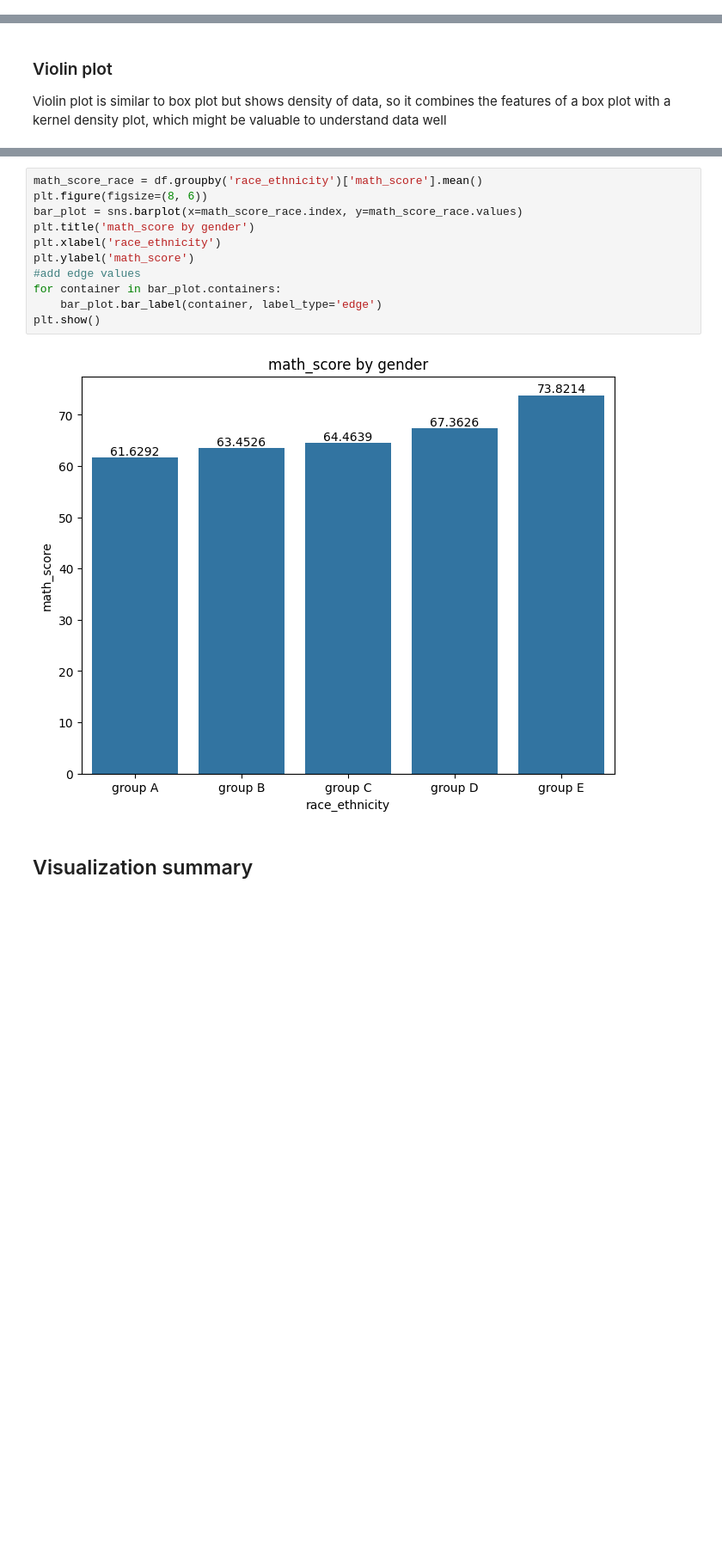
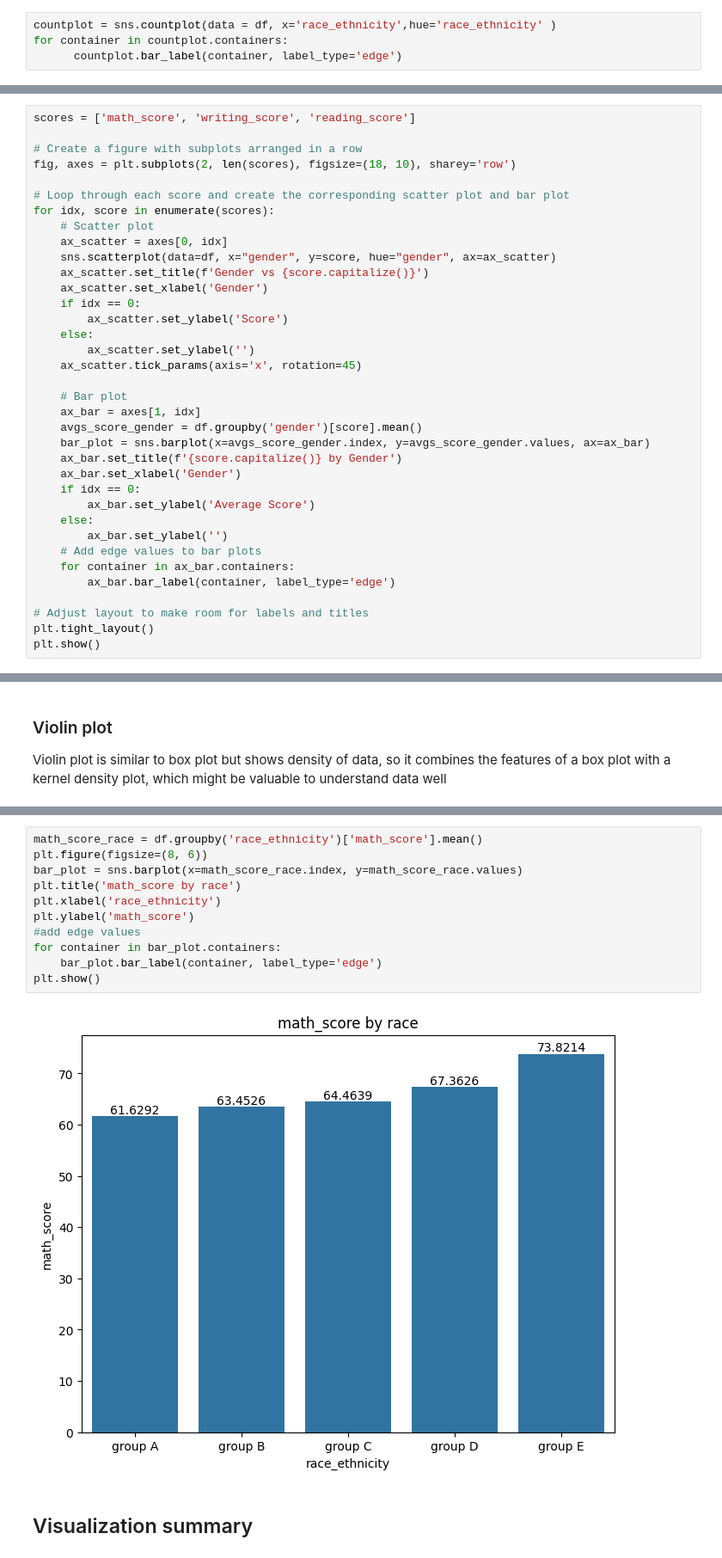
Before and after one commit to wiktor1468/StudentsStudyPerformance, a Jupyter notebook: StudentsStudyPerformance.ipynb, the cells around one changed output, grey strips where cells are left out. Shown at 86% size. Drawn from its saved outputs; the diff is of its cells as text; blank space fills up the shorter version.

Commit message:
Visualization summary

```diff
--- a/StudentsStudyPerformance.ipynb
+++ b/StudentsStudyPerformance.ipynb
@@ -106,0 +106,4 @@ There are no rare values so it can be categorized easily
+# %%
+countplot = sns.countplot(data = df, x='race_ethnicity',hue='race_ethnicity' )
+for container in countplot.containers:
+      countplot.bar_label(container, label_type='edge')
@@ -342,0 +367,36 @@ plt.show()
+# %%
+scores = ['math_score', 'writing_score', 'reading_score']
+
+# Create a figure with subplots arranged in a row
+fig, axes = plt.subplots(2, len(scores), figsize=(18, 10), sharey='row')
+
+# Loop through each score and create the corresponding scatter plot and bar plot
+for idx, score in enumerate(scores):
+    # Scatter plot
+    ax_scatter = axes[0, idx]
+    sns.scatterplot(data=df, x="gender", y=score, hue="gender", ax=ax_scatter)
+    ax_scatter.set_title(f'Gender vs {score.capitalize()}')
+    ax_scatter.set_xlabel('Gender')
+    if idx == 0:
+        ax_scatter.set_ylabel('Score')
+    else:
+        ax_scatter.set_ylabel('')
+    ax_scatter.tick_params(axis='x', rotation=45)
+
+    # Bar plot
+    ax_bar = axes[1, idx]
+    avgs_score_gender = df.groupby('gender')[score].mean()
+    bar_plot = sns.barplot(x=avgs_score_gender.index, y=avgs_score_gender.values, ax=ax_bar)
+    ax_bar.set_title(f'{score.capitalize()} by Gender')
+    ax_bar.set_xlabel('Gender')
+    if idx == 0:
+        ax_bar.set_ylabel('Average Score')
+    else:
+        ax_bar.set_ylabel('')
+    # Add edge values to bar plots
+    for container in ax_bar.containers:
+        ax_bar.bar_label(container, label_type='edge')
+
+# Adjust layout to make room for labels and titles
+plt.tight_layout()
+plt.show()
@@ -442,15 +504,15 @@ sns.despine(top=True, right=True, bottom=True, left=True)
 # %%
 math_score_race = df.groupby('race_ethnicity')['math_score'].mean()
 plt.figure(figsize=(8, 6))
 bar_plot = sns.barplot(x=math_score_race.index, y=math_score_race.values)
-plt.title('math_score by gender')
+plt.title('math_score by race')
 plt.xlabel('race_ethnicity')
 plt.ylabel('math_score')
 #add edge values
 for container in bar_plot.containers:
     bar_plot.bar_label(container, label_type='edge')
 plt.show()
 # %% [output]
-[figure, old version]
+[figure, new version]
 # %% [markdown]
 ## Visualization summary
```
Also changed, not shown: parts of 24 cells of this notebook.
